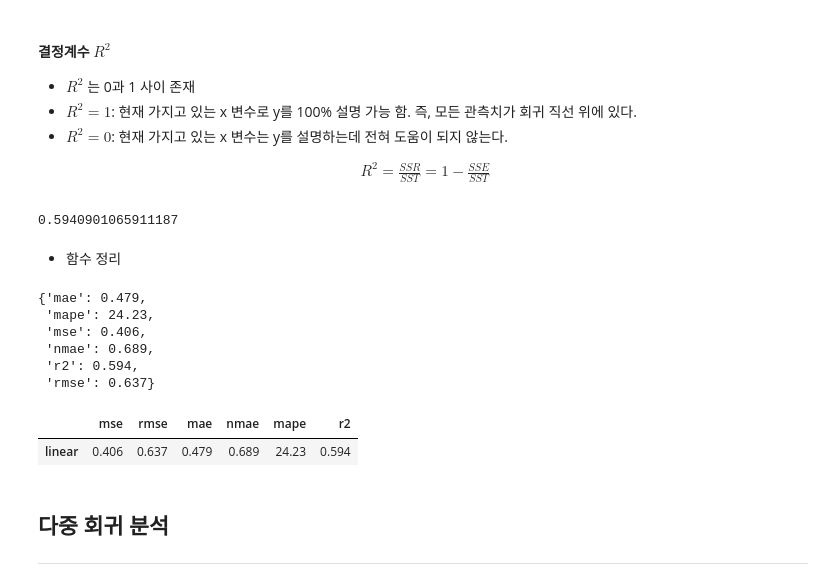
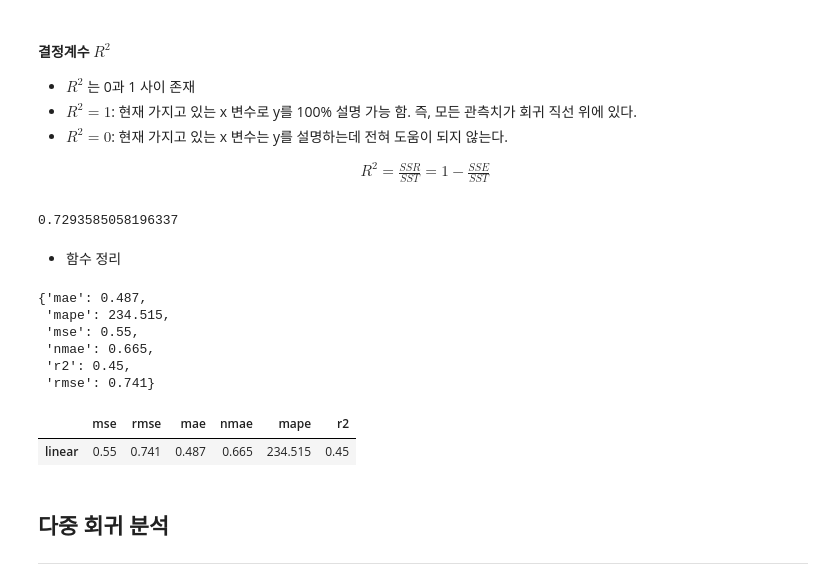
Before and after one commit to yebiny/SkillTreePython-DataAnalysis, a Jupyter notebook: 05.머신러닝기반데이터분석/해설/ch05_09_사이킷런실습_회귀분석.ipynb, the cells around one changed output. Cells and saved outputs as stored; diff of their text form; code cells hidden in the pictures.

```diff
--- a/05.머신러닝기반데이터분석/해설/ch05_09_사이킷런실습_회귀분석.ipynb
+++ b/05.머신러닝기반데이터분석/해설/ch05_09_사이킷런실습_회귀분석.ipynb
@@ -448,6 +448,8 @@ from sklearn.metrics import mean_squared_error, r2_score, mean_absolute_error
 # %% [markdown]
 * 성능 확인을 위한 y 예측값 불러오기
 # %%
-y_pred = lr.predict(X_test)
-y_test.shape, y_pred.shape
+lr = LinearRegression()
+lr.fit(X_train, y_train)
+y_pred = lr.predict(X_train)
+y_train.shape, y_pred.shape
 # %% [output]
@@ -502,7 +515,6 @@ norm_mean_absolute_error(y_test, y_pred)
 \end{split}
 # %%
 def mean_absolute_percentage_error(y_true, y_pred):
-  y_true, y_pred = np.array(y_true), np.array(y_pred)
   return np.mean(np.abs( (y_true-y_pred) / y_true) ) * 100
 
-mean_absolute_percentage_error(y_test, y_pred)
+mean_absolute_percentage_error(y_train, y_pred)
@@ -543,17 +561,16 @@ np.sum( (y_test - np.mean(y_test))**2 )
 R^2 = \frac{SSR}{SST} = 1-\frac{SSE}{SST}
 \end{split}
 # %%
-r2_score(y_test, y_pred)
+r2_score(y_train, y_pred)
 # %% [output]
-0.5940901065911187
+0.7293585058196337
 # %% [markdown]
 * 함수 정리
 # %%
 from sklearn.metrics import mean_squared_error, mean_absolute_error, r2_score
 
 def mean_absolute_percentage_error(y_true, y_pred):
-  y_true, y_pred = np.array(y_true), np.array(y_pred)
-  return np.mean(np.abs(y_true-y_pred) / y_true) * 100
+  return np.mean(np.abs( (y_true-y_pred) / y_true) ) * 100
 
 def norm_mean_absolute_error(y_true, y_pred):
   return mean_absolute_error(y_true, y_pred)/np.mean(np.abs(y_true))
@@ -568,20 +585,19 @@ def regression_scores(y_true,y_pred):
   return {'mse':np.round(mse,3), 'rmse':np.round(rmse,3), 'mae':np.round(mae,3), 'nmae':np.round(nmae,3), 'mape':np.round(mape,3), 'r2':np.round(r2,3) }
 
 
-regression_scores(y_test, y_pred)
+regression_scores(y_train, y_pred)
 # %% [output]
-{'mae': 0.479,
- 'mape': 24.23,
- 'mse': 0.406,
- 'nmae': 0.689,
- 'r2': 0.594,
- 'rmse': 0.637}
+{'mae': 0.487,
+ 'mape': 234.515,
+ 'mse': 0.55,
+ 'nmae': 0.665,
+ 'r2': 0.45,
+ 'rmse': 0.741}
 # %%
-y_pred = lr.predict(X_test)
-pd.DataFrame(regression_scores(y_test, y_pred), index=['linear'])
+pd.DataFrame(regression_scores(y_train, y_pred), index=['linear'])
 # %% [output]
 |  | mse | rmse | mae | nmae | mape | r2 |
-| linear | 0.406 | 0.637 | 0.479 | 0.689 | 24.23 | 0.594 |
+| linear | 0.55 | 0.741 | 0.487 | 0.665 | 234.515 | 0.45 |
 # %% [markdown]
 ## 다중 회귀 분석
 ---
```
Also changed, not shown: parts of 18 cells of this notebook.
